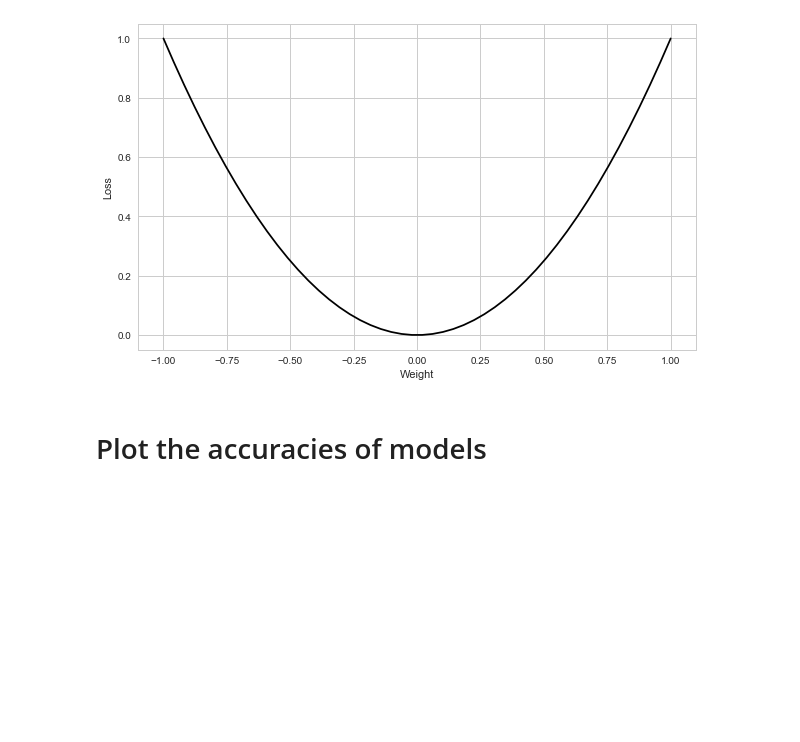
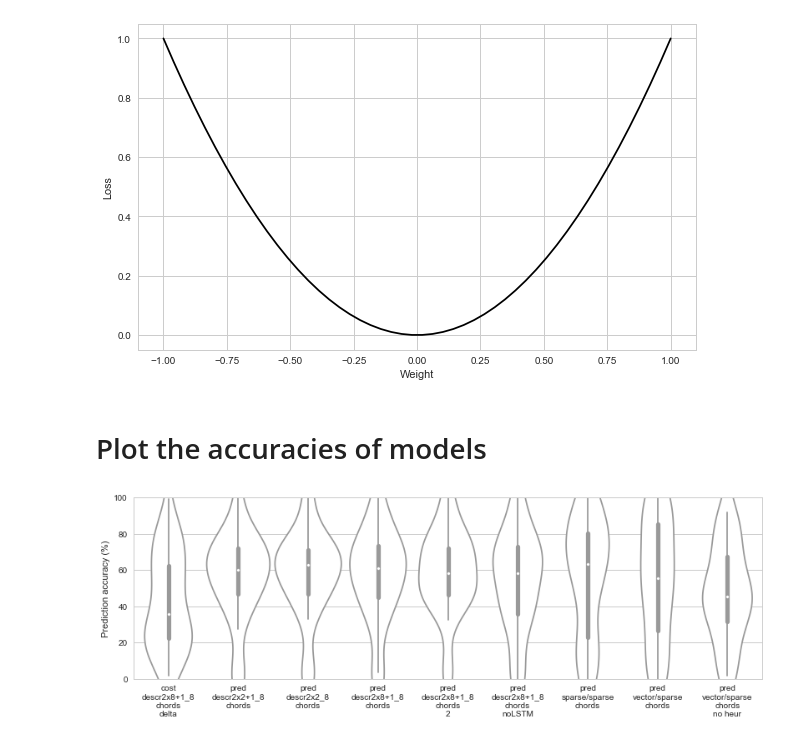
Before and after one commit to eliasmistler/tabgen, a Jupyter notebook: img.ipynb, the cells around one changed output. Drawn from its saved outputs; the diff is of its cells as text; code cells hidden in the pictures; blank space fills up the shorter version.

```diff
--- a/img.ipynb
+++ b/img.ipynb
@@ -120,5 +120,78 @@ plt.show()
 [figure]
 # %% [markdown]
 # Plot the accuracies of models
+# %%
+# old measures
+model_accuracies = pd.DataFrame({
+    # plain
+    # 'pred\ndescr2x8_8\nchords': [57.120743034055735, 68.39622641509435, 64.95726495726495, 84.27672955974843, 32.07070707070707, 44.303797468354425, 71.72827172827174, 73.29729729729729, 72.09302325581395, 72.09302325581395, 78.89009793253537, 43.75, 0.1277139208173691, 72.66922094508301, 56.80628272251309, 3.488372093023256, 46.846846846846844, 46.846846846846844, 2.046384720327422, 1.7266187050359711, 68.75800256081946, 52.21238938053098, 76.25, 57.09219858156028, 36.342042755344416, 31.963470319634702, 41.74174174174174, 77.58620689655173, 93.76344086021506, 71.11111111111111, 67.04545454545455, 75.0, 54.0, 54.0, 98.94551845342706, 49.42528735632184, 82.7485380116959, 50.29585798816568, 71.25984251968504],
+    'pred\ndescr2x2_8\nchords': [54.179566563467496, 76.88679245283019, 54.27350427350427, 61.0062893081761, 51.515151515151516, 36.708860759493675, 69.33066933066932, 71.56756756756756, 62.7906976744186, 62.7906976744186, 75.95212187159956, 43.99038461538461, 100.0, 4.597701149425287, 46.596858638743456, 3.488372093023256, 63.96396396396396, 63.96396396396396, 1.9099590723055935, 1.5827338129496402, 80.79385403329066, 47.1976401179941, 70.83333333333334, 46.09929078014184, 36.81710213776722, 32.87671232876712, 71.17117117117117, 75.86206896551724, 72.47311827956989, 71.11111111111111, 68.18181818181817, 100.0, 64.66666666666666, 64.66666666666666, 98.94551845342706, 49.42528735632184, 62.28070175438597, 56.50887573964497, 55.51181102362205],
+    'pred\ndescr2x2+1_8\nchords': [56.656346749226, 49.056603773584904, 60.04273504273504, 74.21383647798741, 59.09090909090909, 57.59493670886076, 64.73526473526474, 69.2972972972973, 62.7906976744186, 62.7906976744186, 75.73449401523395, 35.57692307692308, 0.38314176245210724, 72.66922094508301, 46.33507853403142, 3.488372093023256, 47.74774774774775, 47.74774774774775, 1.7735334242837655, 1.4388489208633095, 27.528809218950062, 61.6519174041298, 65.0, 46.09929078014184, 47.26840855106889, 32.87671232876712, 51.35135135135135, 77.58620689655173, 85.80645161290322, 40.0, 65.9090909090909, 100.0, 76.66666666666667, 76.66666666666667, 98.94551845342706, 58.620689655172406, 76.90058479532163, 69.23076923076923, 71.25984251968504],
+    'pred\ndescr2x8+1_8\nchords': [54.79876160990712, 54.24528301886793, 60.89743589743589, 75.47169811320755, 40.4040404040404, 50.0, 68.43156843156844, 69.72972972972973, 65.89147286821705, 65.89147286821705, 77.80195865070729, 43.269230769230774, 0.38314176245210724, 84.2911877394636, 46.596858638743456, 3.488372093023256, 31.53153153153153, 31.53153153153153, 1.7735334242837655, 1.4388489208633095, 51.21638924455826, 53.687315634218294, 65.20833333333333, 58.86524822695035, 36.81710213776722, 31.963470319634702, 50.45045045045045, 77.58620689655173, 89.24731182795699, 71.11111111111111, 67.04545454545455, 100.0, 75.33333333333333, 75.33333333333333, 98.94551845342706, 49.42528735632184, 93.85964912280701, 61.24260355029586, 70.47244094488188],
+    'pred\nvector/sparse\nchords': [56.811145510835914, 53.301886792452834, 21.367521367521366, 35.84905660377358, 31.565656565656564, 43.037974683544306, 89.31068931068931, 81.62162162162161, 70.54263565891473, 70.54263565891473, 89.44504896626768, 38.94230769230769, 99.87228607918263, 4.597701149425287, 20.418848167539267, 0.0, 9.90990990990991, 9.90990990990991, 1.7735334242837655, 1.5827338129496402, 94.36619718309859, 48.96755162241888, 59.791666666666664, 0.0, 54.63182897862233, 100.0, 91.8918918918919, 75.86206896551724, 68.60215053763442, 68.88888888888889, 37.5, 100.0, 93.83333333333333, 93.83333333333333, 98.94551845342706, 19.54022988505747, 55.26315789473685, 49.40828402366864, 64.56692913385827],
+    'pred\nvector/sparse\nchords\nno heur' : [52.78637770897833, 37.735849056603776, 35.8974358974359, 58.80503144654088, 15.151515151515152, 44.936708860759495, 73.72627372627373, 72.32432432432432, 72.09302325581395, 72.09302325581395, 62.35038084874864, 44.230769230769226, 20.434227330779056, 4.725415070242656, 46.596858638743456, 1.744186046511628, 31.53153153153153, 31.53153153153153, 1.6371077762619373, 1.4388489208633095, 12.163892445582587, 50.442477876106196, 54.79166666666667, 48.226950354609926, 62.23277909738717, 32.87671232876712, 88.28828828828829, 79.3103448275862, 18.70967741935484, 28.888888888888886, 45.45454545454545, 91.66666666666666, 90.0, 90.0, 82.77680140597539, 40.229885057471265, 42.98245614035088, 42.60355029585799, 48.031496062992126],
+    'pred\nsparse/sparse\nchords': [58.82352941176471, 24.056603773584907, 51.06837606837607, 81.13207547169812, 64.14141414141415, 51.89873417721519, 77.22277722277722, 82.05405405405405, 72.09302325581395, 72.09302325581395, 81.39281828073993, 50.72115384615385, 76.62835249042146, 21.58365261813538, 11.518324607329843, 0.0, 20.72072072072072, 20.72072072072072, 1.6371077762619373, 1.4388489208633095, 100.0, 75.51622418879056, 52.916666666666664, 0.0, 60.09501187648456, 12.32876712328767, 93.09309309309309, 79.3103448275862, 90.32258064516128, 15.555555555555555, 75.0, 100.0, 93.83333333333333, 93.83333333333333, 98.94551845342706, 63.2183908045977, 71.9298245614035, 44.08284023668639, 59.055118110236215],
+    'pred\ndescr2x8+1_8\nchords\nnoLSTM': [58.04953560371517, 2.358490566037736, 48.504273504273506, 72.32704402515722, 37.37373737373738, 34.177215189873415, 67.63236763236763, 69.83783783783784, 62.7906976744186, 62.7906976744186, 73.12295973884657, 43.75, 100.0, 8.301404853128991, 66.2303664921466, 0.0, 31.53153153153153, 31.53153153153153, 1.7735334242837655, 1.4388489208633095, 53.39308578745199, 49.557522123893804, 48.541666666666664, 64.8936170212766, 66.5083135391924, 33.33333333333333, 66.06606606606607, 77.58620689655173, 76.77419354838709, 28.888888888888886, 57.95454545454546, 100.0, 76.66666666666667, 76.66666666666667, 98.94551845342706, 78.16091954022988, 90.35087719298247, 40.23668639053255, 44.881889763779526],
+    'pred\ndescr2x8+1_8\nchords\n2': [49.07120743034056, 49.056603773584904, 46.15384615384615, 72.95597484276729, 71.46464646464646, 51.26582278481012, 67.13286713286713, 69.83783783783784, 62.7906976744186, 62.7906976744186, 79.97823721436343, 37.980769230769226, 100.0, 6.513409961685824, 46.596858638743456, 47.093023255813954, 45.94594594594595, 45.94594594594595, 2.728512960436562, 2.446043165467626, 32.52240717029449, 70.20648967551622, 51.66666666666667, 48.93617021276596, 35.62945368171022, 43.83561643835616, 64.56456456456456, 77.58620689655173, 81.29032258064515, 57.77777777777777, 68.18181818181817, 100.0, 78.5, 78.5, 98.94551845342706, 70.11494252873564, 84.7953216374269, 49.40828402366864, 58.26771653543307],
+
+    # 'pred\nall\nchords'
+
+    # delta
+    # 'pred\nall\nchords\ndelta'
+    # 'pred\ndescr2x8+1_8\nchords\ndelta'
+    # 'pred\nvector/sparse\nchords\ndelta'
+    # 'pred\nsparse/sparse\nchords\ndelta'
+
+    # sequential
+    # 'pred\nall\nsequential'
+    # 'pred\ndescr2x2_2\nsequential'
+    # 'pred\nvector/sparse\nsequential'
+#     'pred\nsparse/sparse\nsequential': [52.706843718079675, 34.86005089058524, 43.232044198895025, 91.50943396226415, 27.51842751842752, 56.830601092896174, 80.11317704122878, 81.95038494439693, 72.09302325581395, 72.09302325581395, 81.06637649619152, 52.483443708609265, 21.22552116234997, 21.58365261813538, 82.72251308900523, 100.0, 38.73873873873874, 38.73873873873874, 68.14159292035397, 57.91666666666667, 0.0, 73.32549941245593, 33.33333333333333, 87.16744913928012, 79.3103448275862, 92.90322580645162, 46.666666666666664, 48.818897637795274, 100.0, 95.04322766570606, 95.04322766570606, 98.94551845342706, 73.88059701492537, 38.30409356725146, 34.15233415233415, 55.90277777777778],
+
+    # delta sequential
+    # 'pred\nall\nsequential\ndelta'
+#     'pred\ndescr1x1_1\nsequential\ndelta': [72.35246564268391, 75.44910179640718, 72.09302325581395, 72.09302325581395, 75.29923830250273, 37.086092715231786, 2.2109917877447884, 4.597701149425287, 3.926701570680628, 22.093023255813954, 44.14414414414414, 44.14414414414414, 6.1946902654867255, 0.4166666666666667, 48.226950354609926, 39.365452408930665, 21.91780821917808, 74.17840375586854, 68.96551724137932, 4.946236559139785, 64.44444444444444, 49.60629921259843, 100.0, 81.21037463976946, 81.21037463976946, 98.94551845342706, 27.611940298507463, 48.24561403508772, 33.169533169533175, 41.31944444444444],
+    # 'pred\nvector/sparse\nsequential\ndelta'
+    # 'pred\nsparse/sparse\nsequential\ndelta'
+
+    # === cost-based models
+#     'cost\nall\nchords': [30.185758513931887, 4.245283018867925, 30.982905982905983, 80.50314465408806, 36.11111111111111, 32.278481012658226, 75.82417582417582, 69.08108108108108, 78.29457364341084, 78.29457364341084, 79.5429815016322, 24.519230769230766, 18.39080459770115, 66.66666666666666, 48.69109947643979, 57.55813953488372, 21.62162162162162, 21.62162162162162, 2.728512960436562, 2.446043165467626, 62.355953905249685, 35.39823008849557, 28.125, 42.90780141843972, 25.890736342042754, 21.91780821917808, 41.44144144144144, 75.86206896551724, 76.98924731182795, 40.0, 50.0, 72.61904761904762, 61.5, 61.5, 98.94551845342706, 43.67816091954023, 29.82456140350877, 32.544378698224854, 51.181102362204726],
+#     'cost\ndescr2x8+1_8\nchords': [18.575851393188856, 66.98113207547169, 13.88888888888889, 41.19496855345912, 9.595959595959595, 43.037974683544306, 57.642357642357645, 68.97297297297297, 62.7906976744186, 62.7906976744186, 74.10228509249184, 18.269230769230766, 0.0, 6.385696040868455, 11.2565445026178, 65.11627906976744, 24.324324324324326, 24.324324324324326, 4.774897680763983, 3.741007194244604, 26.504481434058896, 48.67256637168141, 25.0, 26.595744680851062, 40.142517814726844, 32.87671232876712, 69.36936936936937, 77.58620689655173, 84.08602150537634, 62.22222222222222, 27.27272727272727, 100.0, 56.49999999999999, 56.49999999999999, 76.97715289982425, 22.988505747126435, 28.07017543859649, 28.402366863905325, 50.0],
+#     'cost\ndescr2x8+1_8\nchords\nno heur': [27.708978328173373, 58.9622641509434, 19.65811965811966, 66.98113207547169, 21.464646464646464, 62.0253164556962, 61.038961038961034, 61.62162162162163, 62.7906976744186, 62.7906976744186, 75.40805223068553, 8.173076923076923, 0.0, 6.385696040868455, 44.50261780104712, 0.0, 30.630630630630627, 30.630630630630627, 7.094133697135062, 6.618705035971223, 8.322663252240718, 57.817109144542776, 21.041666666666668, 42.5531914893617, 51.06888361045131, 22.37442922374429, 37.53753753753754, 79.3103448275862, 78.27956989247312, 75.55555555555556, 35.22727272727273, 45.23809523809524, 25.166666666666664, 25.166666666666664, 82.77680140597539, 28.735632183908045, 55.26315789473685, 47.633136094674555, 53.937007874015755],
+#     'cost\ndescr2x8+1_8\nchords\nLSTM': [36.84210526315789, 63.20754716981132, 64.52991452991454, 15.40880503144654, 12.121212121212121, 20.88607594936709, 70.32967032967034, 70.37837837837839, 76.74418604651163, 76.74418604651163, 61.915125136017416, 24.278846153846153, 0.0, 8.939974457215836, 5.49738219895288, 36.04651162790697, 36.03603603603604, 36.03603603603604, 3.547066848567531, 2.877697841726619, 37.38796414852753, 10.32448377581121, 15.625, 2.8368794326241136, 39.19239904988123, 54.794520547945204, 1.8018018018018018, 58.620689655172406, 32.043010752688176, 48.888888888888886, 25.0, 45.23809523809524, 23.833333333333336, 23.833333333333336, 86.11599297012302, 1.1494252873563218, 0.0, 33.72781065088758, 62.59842519685039],
+
+#     'cost\nvector/sparse\nchords\nno heur': [26.006191950464398, 25.0, 17.094017094017094, 69.18238993710692, 50.505050505050505, 18.354430379746837, 64.33566433566433, 61.29729729729729, 67.44186046511628, 67.44186046511628, 83.02502720348205, 34.855769230769226, 17.24137931034483, 8.301404853128991, 26.96335078534031, 0.0, 41.44144144144144, 41.44144144144144, 51.56889495225102, 53.956834532374096, 92.44558258642766, 82.59587020648968, 32.29166666666667, 0.0, 43.705463182897866, 32.87671232876712, 64.26426426426426, 75.86206896551724, 78.06451612903226, 48.888888888888886, 44.31818181818182, 47.61904761904761, 27.0, 27.0, 98.94551845342706, 13.793103448275861, 49.122807017543856, 48.5207100591716, 53.14960629921261],
+    # 'cost\nsparse/sparse\nchords'
+
+    # delta
+    # 'cost\nall\nchords\ndelta'
+    'cost\ndescr2x8+1_8\nchords\ndelta': [32.972136222910216, 74.52830188679245, 25.427350427350426, 52.83018867924528, 15.909090909090908, 26.582278481012654, 74.92507492507492, 72.97297297297297, 59.68992248062015, 59.68992248062015, 78.23721436343853, 17.78846153846154, 1.532567049808429, 8.301404853128991, 25.654450261780106, 9.30232558139535, 12.612612612612612, 12.612612612612612, 24.556616643929058, 22.15827338129496, 33.93085787451985, 26.548672566371685, 3.958333333333333, 54.25531914893617, 56.294536817102134, 22.37442922374429, 65.46546546546547, 74.13793103448276, 40.0, 35.55555555555556, 25.0, 86.90476190476191, 79.83333333333333, 79.83333333333333, 98.94551845342706, 50.57471264367817, 58.77192982456141, 20.710059171597635, 43.30708661417323],
+    # 'cost\nvector/sparse\nchords\ndelta'
+    # 'cost\nsparse/sparse\nchords\ndelta'
+
+    # sequential
+    # 'cost\nall\nsequential'
+#     'cost\ndescr1x1_1\nsequential': [24.310520939734424, 0.5089058524173028, 7.18232044198895, 2.515723270440252, 7.616707616707617, 28.96174863387978, 88.03556992724333, 82.72027373823782, 72.09302325581395, 72.09302325581395, 81.71926006528835, 4.470198675496689, 92.04042956411877, 4.597701149425287, 0.0, 64.53488372093024, 19.81981981981982, 19.81981981981982, 14.470108695652172, 13.48870056497175, 31.75416133162612, 25.958702064896755, 2.083333333333333, 42.5531914893617, 28.672150411280846, 0.0, 32.237871674491394, 70.6896551724138, 19.35483870967742, 35.55555555555556, 35.43307086614173, 100.0, 91.87319884726224, 91.87319884726224, 97.01230228471002, 38.80597014925373, 10.526315789473683, 10.073710073710075, 42.70833333333333],
+#     'cost\nvector/sparse\nsequential': [33.40143003064352, 15.012722646310433, 18.093922651933703, 38.9937106918239, 18.42751842751843, 22.404371584699454, 81.56831042845593, 80.4961505560308, 67.44186046511628, 67.44186046511628, 79.76060935799782, 47.35099337748344, 79.97473152242578, 6.641123882503193, 28.79581151832461, 58.720930232558146, 13.513513513513514, 13.513513513513514, 57.52212389380531, 42.5, 17.375886524822697, 68.2726204465335, 32.87671232876712, 71.04851330203444, 82.75862068965517, 85.80645161290322, 35.55555555555556, 28.346456692913385, 80.0, 75.10086455331411, 75.10086455331411, 82.77680140597539, 49.25373134328358, 24.269005847953213, 45.7002457002457, 59.02777777777778],
+    # 'cost\nsparse/sparse\nsequential'
+
+    # delta
+    # 'cost\nall\nsequential\ndelta'
+    # 'cost\ndescr1x1_1\nsequential\ndelta': [27.47701736465781, 52.16284987277354, 8.011049723756907, 56.289308176100626, 16.953316953316953, 23.497267759562842, 89.8949070331447, 76.732249786142, 74.03100775193798, 74.03100775193798, 74.64635473340587, 17.052980132450333, 100.0, 4.597701149425287, 26.17801047120419, 8.13953488372093, 14.414414414414415, 14.414414414414415, 4.129793510324483, 59.166666666666664, 32.97872340425532, 75.08813160987074, 31.963470319634702, 98.59154929577466, 63.793103448275865, 66.02150537634408, 35.55555555555556, 23.62204724409449, 100.0, 89.97118155619597, 89.97118155619597, 82.77680140597539, 30.597014925373134, 58.187134502923975, 35.62653562653563, 44.44444444444444],
+    # 'cost\nvector/sparse\nsequential\ndelta'
+    # 'cost\nsparse/sparse\nsequential\ndelta'
+
+})
+# model_accuracies.describe()
+
+
+plt.figure(figsize=(model_accuracies.shape[1]*1.5,4))
+sns.violinplot(model_accuracies, color='w', width=0.95)
+plt.plot()
+plt.ylabel('Prediction accuracy (%)')
+plt.ylim((0,100))
+plt.show()
+# %% [output]
+[figure, added]
 # %%
 model_accuracies = pd.DataFrame({
```
Also changed, not shown: parts of 7 cells of this notebook, 19 other files.
